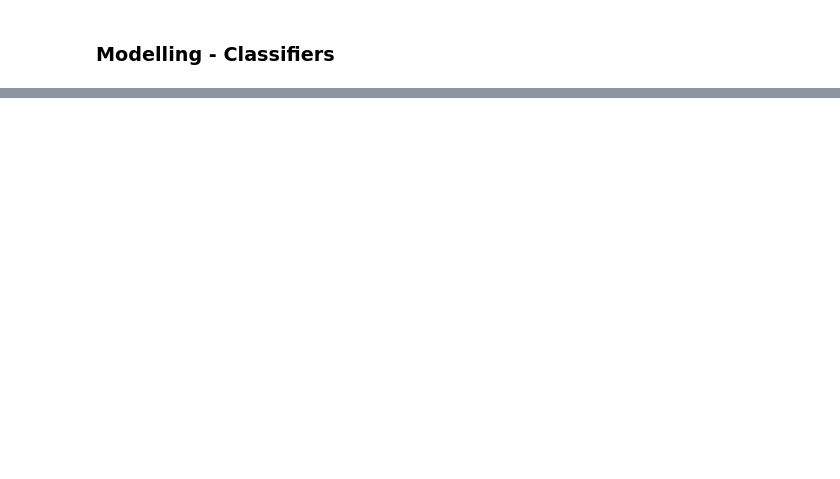
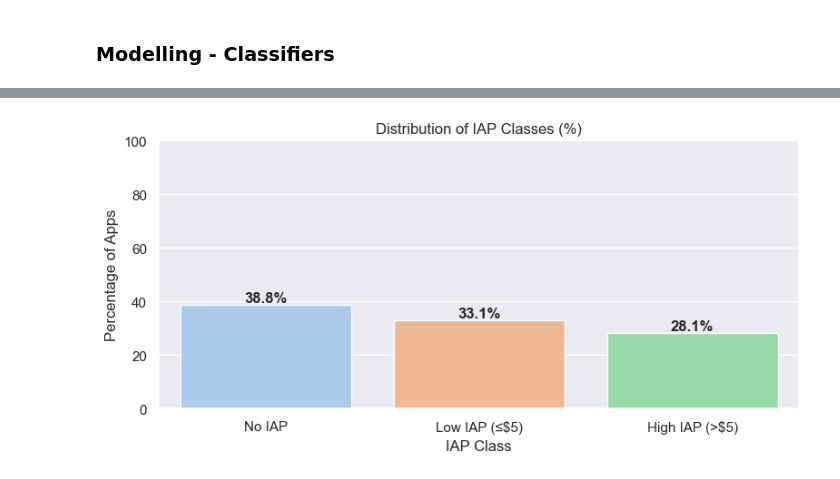
Before and after one commit to kakashek/mobile-app-monetization-prediction, a Jupyter notebook: main.ipynb, the cells around one changed output, grey strips where cells are left out. Cells and saved outputs as stored; diff of their text form; code cells hidden in the pictures; blank space fills up the shorter version.

```diff
--- a/main.ipynb
+++ b/main.ipynb
@@ -1631,0 +1746,41 @@ As the cross validation score implies a similar score with the accuracy, it show
+# %%
+# Undo log-transformed IAPMean
+games_df['IAPMean'] = np.expm1(games_df['LogIAPMean'])
+
+# Create 'IAPClass' column
+games_df['IAPClass'] = games_df['IAPMean'].apply(lambda x: 0 if x == 0 else None)
+
+# Filter only non-zero IAP
+non_zero = games_df[games_df['IAPMean'] > 0]
+
+# Use $5 as threshold
+threshold = 5
+
+# Assign class 1 or 2
+games_df.loc[(games_df['IAPMean'] > 0) & (games_df['IAPMean'] <= threshold), 'IAPClass'] = 1
+games_df.loc[games_df['IAPMean'] > threshold, 'IAPClass'] = 2
+
+# Drop IAPMean column
+games_df = games_df.drop(columns=['LogIAPMean', 'IAPMean'])
+
+# Calculate class distribution
+class_counts = games_df['IAPClass'].value_counts(normalize=True).sort_index()
+class_labels = ['No IAP', 'Low IAP (≤$5)', 'High IAP (>$5)']
+percentages = (class_counts * 100).round(1)
+
+# Plot
+plt.figure(figsize=(8, 4))
+sns.barplot(x=class_labels, y=percentages.values, palette='pastel')
+
+# Add percentages on top of bars
+for i, pct in enumerate(percentages):
+    plt.text(i, pct + 1, f'{pct}%', ha='center', fontsize=12, fontweight='bold')
+
+plt.title('Distribution of IAP Classes (%)')
+plt.ylabel('Percentage of Apps')
+plt.xlabel('IAP Class')
+plt.ylim(0, 100)
+plt.tight_layout()
+plt.show()
+# %% [output]
+[figure, added]
```
Also changed, not shown: parts of 73 cells of this notebook.
